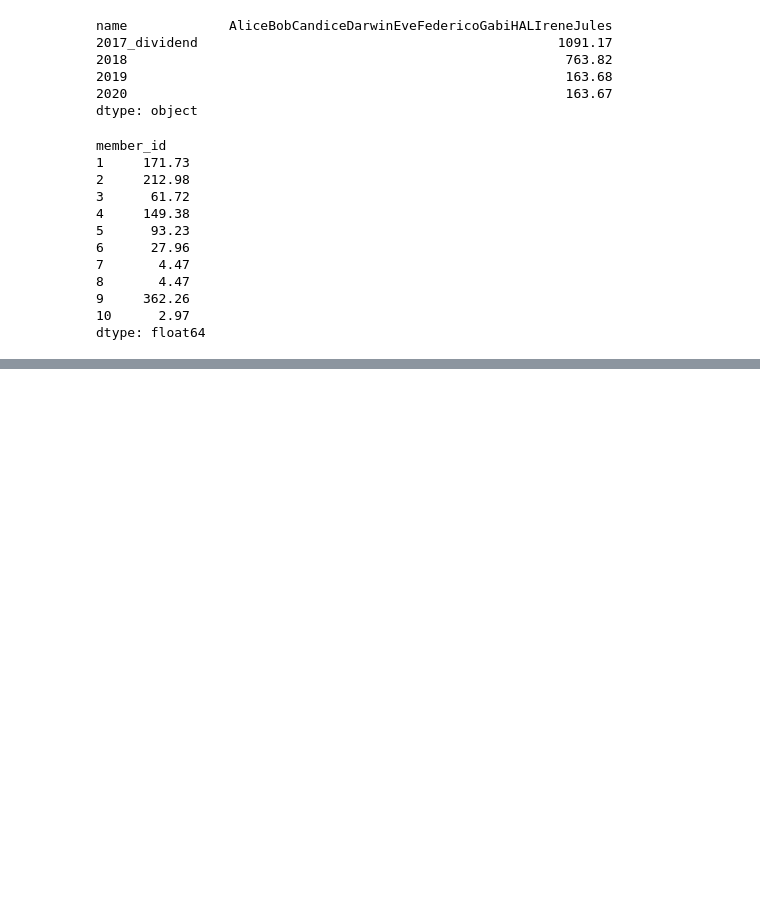
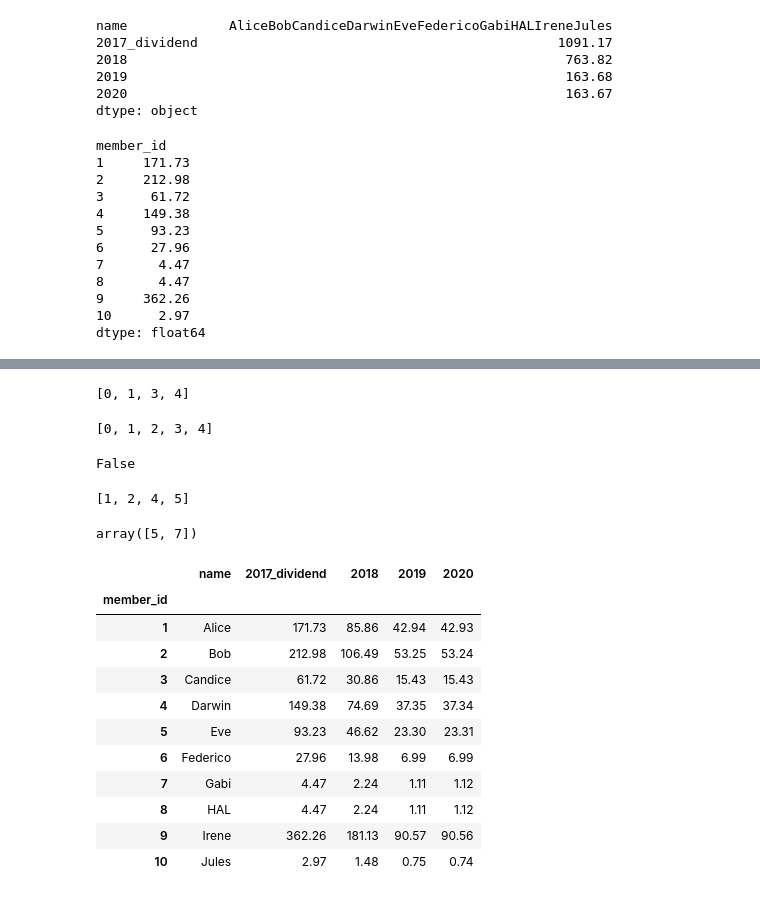
Before and after one commit to NathanielBlairStahn/sscofi, a Jupyter notebook: sscofi_allocations.ipynb, the cells around one changed output, grey strips where cells are left out. Cells and saved outputs as stored; diff of their text form; code cells hidden in the pictures; blank space fills up the shorter version.

```diff
--- a/sscofi_allocations.ipynb
+++ b/sscofi_allocations.ipynb
@@ -567,0 +730,36 @@ dtype: float64
+# %%
+[0,1,2,3,4][:2] + [0,1,2,3,4][3:]
+# %% [output]
+[0, 1, 3, 4]
+# %%
+[0,1,2,3,4][:5] + [0,1,2,3,4][5:]
+# %% [output]
+[0, 1, 2, 3, 4]
+# %%
+4<6<6<7
+# %% [output]
+False
+# %%
+[1,2,3,4,5][:2] + [1,2,3,4,5][3:]
+# %% [output]
+[1, 2, 4, 5]
+# %%
+np.array([1,2,3,4,5])[:2] + np.array([1,2,3,4,5])[3:]
+# %% [output]
+array([5, 7])
+# %%
+#Specify that the irregular payment should happen in the second year (rather than the first or last year):
+compute_allocations(dividend_df, 2017, first_year_proportion=0.5, n_years=3, irregular_payment=2)
+# %% [output]
+|  | name | 2017_dividend | 2018 | 2019 | 2020 |
+| member_id |  |  |  |  |  |
+| 1 | Alice | 171.73 | 85.86 | 42.94 | 42.93 |
+| 2 | Bob | 212.98 | 106.49 | 53.25 | 53.24 |
+| 3 | Candice | 61.72 | 30.86 | 15.43 | 15.43 |
+| 4 | Darwin | 149.38 | 74.69 | 37.35 | 37.34 |
+| 5 | Eve | 93.23 | 46.62 | 23.30 | 23.31 |
+| 6 | Federico | 27.96 | 13.98 | 6.99 | 6.99 |
+| 7 | Gabi | 4.47 | 2.24 | 1.11 | 1.12 |
+| 8 | HAL | 4.47 | 2.24 | 1.11 | 1.12 |
+| 9 | Irene | 362.26 | 181.13 | 90.57 | 90.56 |
+| 10 | Jules | 2.97 | 1.48 | 0.75 | 0.74 |
```
Also changed, not shown: parts of 21 cells of this notebook.
